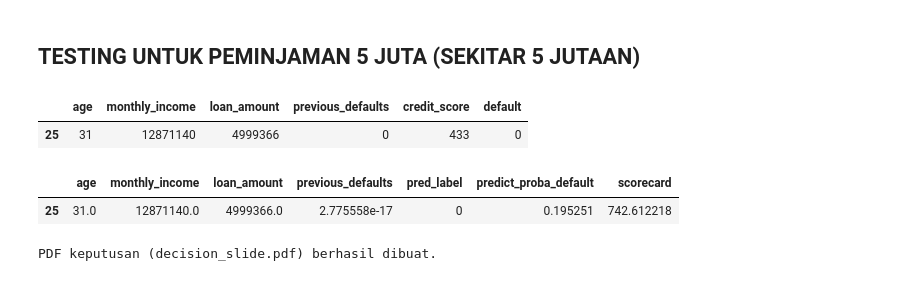
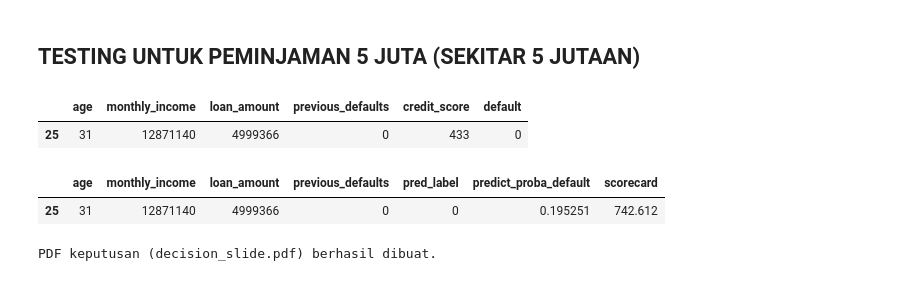
Before and after one commit to nyomanyoga/ds-takehome, a Jupyter notebook: notebooks/B_modeling.ipynb, the cells around one changed output. Cells and saved outputs as stored; diff of their text form; code cells hidden in the pictures.

```diff
--- a/notebooks/B_modeling.ipynb
+++ b/notebooks/B_modeling.ipynb
@@ -517,31 +532,36 @@ Model terbaik berhasil disimpan ke 'best_model.joblib'
 # %% [markdown]
 ## Fungsi scorecard(prob) dan Real predict Menggunakan Logistic Regression
 # %%
-# MENGGUNAKAN MODEL TERBAIK LOGISTIC REGRESSION
+# --- Konfigurasi ---
+threshold = 0.65  # threshold prediksi default
+min_score, max_score = 300, 850  # skala scorecard
 
-# Dapatkan probabilitas default (kelas 1)
+# --- Prediksi probabilitas default ---
 y_test_prob = base_model.predict_proba(X_test)[:, 1]
 
-# Fungsi scorecard: mapping probabilitas ke skala 300-850
+# --- Fungsi Scorecard ---
 def scorecard(prob, min_score=300, max_score=850):
     return (1 - prob) * (max_score - min_score) + min_score
 
-# Ubah semua probabilitas menjadi skor
-y_test_score = scorecard(y_test_prob)
+# --- Skor credit berdasarkan probabilitas default ---
+y_test_score = scorecard(y_test_prob, min_score, max_score)
 
-# Inverse scaling fitur numerik test
+# --- Inverse Scaling fitur numerik ---
 X_test_inverse = X_test.copy()
 X_test_inverse[num_cols] = scaler.inverse_transform(X_test[num_cols])
+X_test_inverse[num_cols] = X_test_inverse[num_cols].round(0).astype(int)  # bulatkan ke integer
 
-# (Opsional) Gabungkan ke DataFrame untuk analisis/reporting
+# --- Gabungkan semua ke satu DataFrame untuk evaluasi dan analisis ---
 df_scorecard = X_test_inverse.copy()
-df_scorecard['true_label'] = y_test
-df_scorecard['pred_label'] = (y_test_prob >= 0.5).astype(int)
+df_scorecard['true_label'] = y_test.values
+df_scorecard['pred_label'] = (y_test_prob >= threshold).astype(int)
 df_scorecard['predict_proba_default'] = y_test_prob
-df_scorecard['scorecard'] = y_test_score
+df_scorecard['scorecard'] = y_test_score.round(3)
 
+# --- Simpan ke CSV ---
 df_scorecard.to_csv('test_pred.csv', index=False)
 
+# --- Tampilkan hasil ---
 df_scorecard
 # %% [output]
 |  | age | monthly_income | loan_amount | previous_defaults | true_label | pred_label | predict_proba_default | ... |
@@ -594,41 +614,43 @@ example_df_final
 |  | age | monthly_income | loan_amount | previous_defaults | credit_score | default |
 | 25 | 31 | 12871140 | 4999366 | 0 | 433 | 0 |
 # %%
-# MENGGUNAKAN MODEL TERBAIK LOGISTIC REGRESSION
+# --- Gunakan model terbaik: Logistic Regression ---
 
 # SCALING TEST
-
 # Tentukan kolom numerik yang akan discaling (tanpa kolom target)
 num_cols = ['age', 'monthly_income', 'loan_amount', 'previous_defaults']
 
+# Lakukan scaling ke data contoh
 example_df_final[num_cols] = scaler.transform(example_df_final[num_cols])
 
+# Drop target dan kolom non-feature
 X_test = example_df_final.drop(columns=['default', 'credit_score'])
 
-# Dapatkan probabilitas default (kelas 1)
+# Prediksi probabilitas default (kelas 1)
 y_test_prob = base_model.predict_proba(X_test)[:, 1]
 
 # Fungsi scorecard: mapping probabilitas ke skala 300-850
 def scorecard(prob, min_score=300, max_score=850):
     return (1 - prob) * (max_score - min_score) + min_score
 
-# Ubah semua probabilitas menjadi skor
+# Hitung scorecard dari probabilitas
 y_test_score = scorecard(y_test_prob)
 
-# Inverse scaling fitur numerik test
+# Inverse scaling untuk interpretasi hasil akhir
 X_test_inverse = X_test.copy()
 X_test_inverse[num_cols] = scaler.inverse_transform(X_test[num_cols])
+X_test_inverse[num_cols] = X_test_inverse[num_cols].round(0).astype(int)  # opsional: pembulatan
 
-# (Opsional) Gabungkan ke DataFrame untuk analisis/reporting
+# Gabungkan hasil ke DataFrame akhir
 df_scorecard = X_test_inverse.copy()
-df_scorecard['pred_label'] = (y_test_prob >= 0.5).astype(int)
+df_scorecard['pred_label'] = (y_test_prob >= 0.65).astype(int)  # THRESHOLD 0.6
 df_scorecard['predict_proba_default'] = y_test_prob
-df_scorecard['scorecard'] = y_test_score
+df_scorecard['scorecard'] = y_test_score.round(3)
 
 df_scorecard
 # %% [output]
 |  | age | monthly_income | loan_amount | previous_defaults | pred_label | predict_proba_default | scorecard |
-| 25 | 31.0 | 12871140.0 | 4999366.0 | 2.775558e-17 | 0 | 0.195251 | 742.612218 |
+| 25 | 31 | 12871140 | 4999366 | 0 | 0 | 0.195251 | 742.612 |
 # %%
 # 1. SHAP force plot untuk 1 pemohon 5 juta
 shap_value_example = explainer(X_test.values)  # sudah urutan, sudah scaled
```
Also changed, not shown: parts of 11 cells of this notebook, 5 other files.
